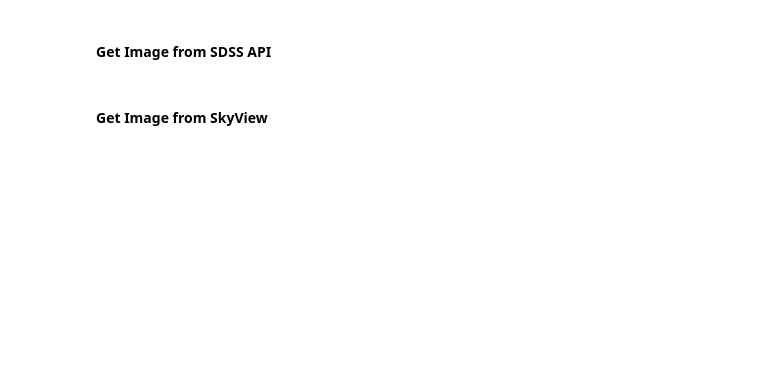
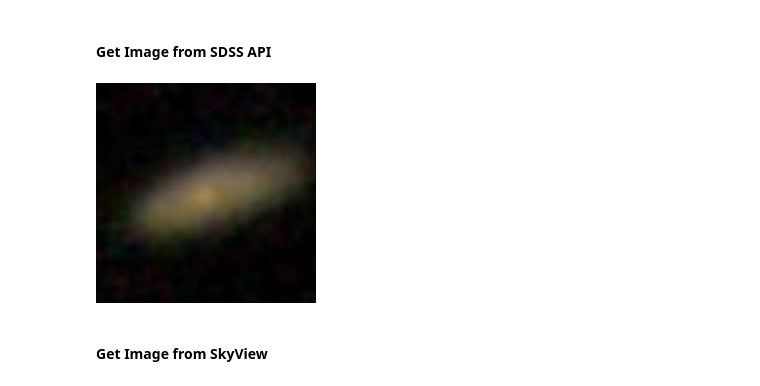
Before and after one commit to joshua-burbidge/astro_data, a Jupyter notebook: notebooks/get_image.ipynb, the cells around one changed output. Saved outputs shown, nothing was run; the diff lists cells and outputs as text; code cells hidden in the pictures; blank space fills up the shorter version.

```diff
--- a/notebooks/get_image.ipynb
+++ b/notebooks/get_image.ipynb
@@ -47,24 +60,19 @@ degree_coords
 # %% [markdown]
 #### Get Image from SDSS API
 # %%
-import requests
-from PIL import Image
-from io import BytesIO
+from images import get_image_sdss
 
-# API ref: https://skyserver.sdss.org/dr16/en/help/docs/api.aspx#imgcutout
-path = 'https://skyserver.sdss.org/dr16/SkyServerWS/ImgCutout/getjpeg'
 query = {
-    'ra': degree_coords['RA'],
-    'dec': degree_coords['DEC'],
     'scale': 0.1,
     'width': 220,
     'height': 220,
-    'opt': ''
+    'opt': '',
 }
 
-response = requests.get(path, params=query)
-
-jpeg_image = Image.open(BytesIO(response.content))
+jpeg_image = get_image_sdss(degree_coords, query)
+jpeg_image
+# %% [output]
+[figure, added]
 # %% [markdown]
 #### Get Image from SkyView
 # %%
```
Also changed, not shown: parts of 7 cells of this notebook, 1 other file.
